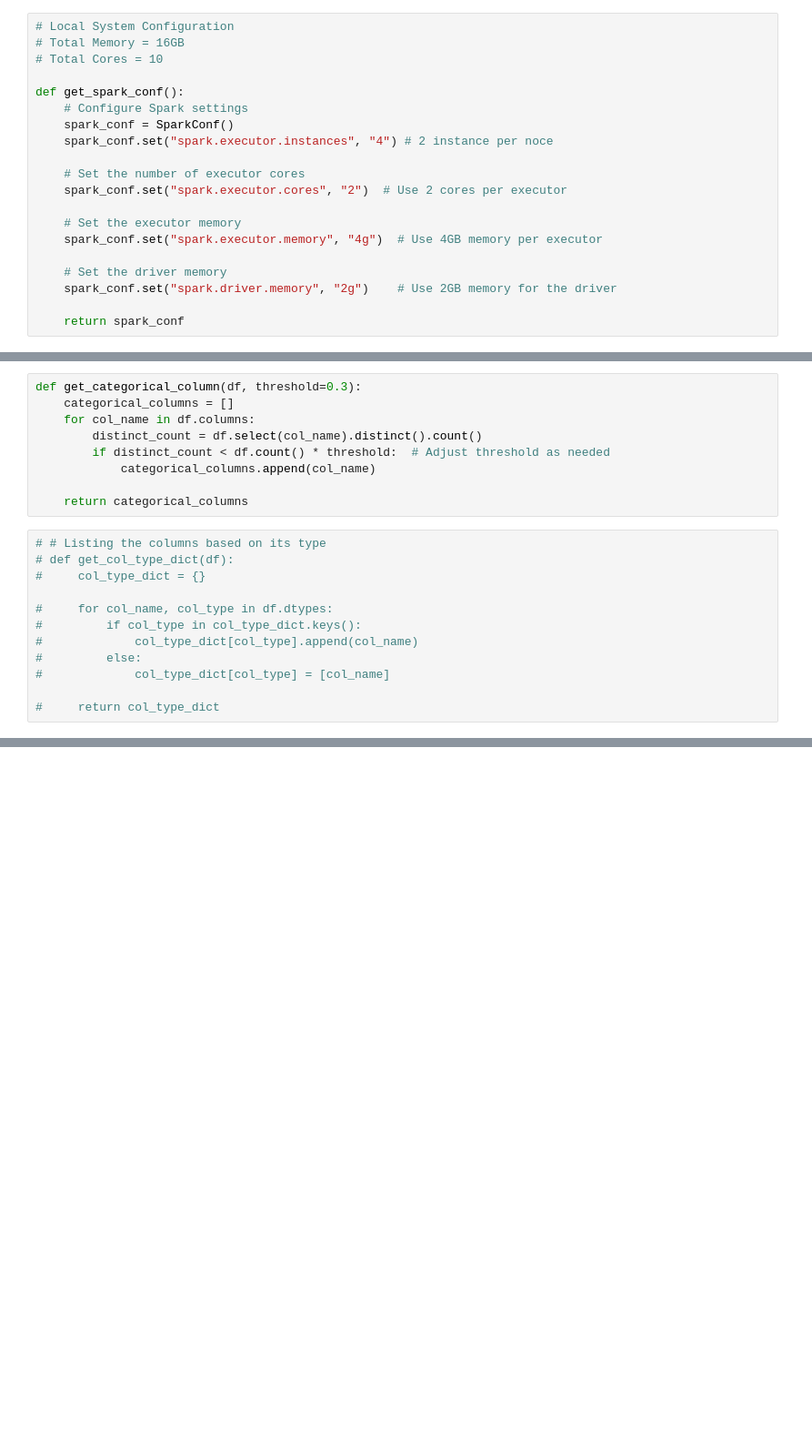
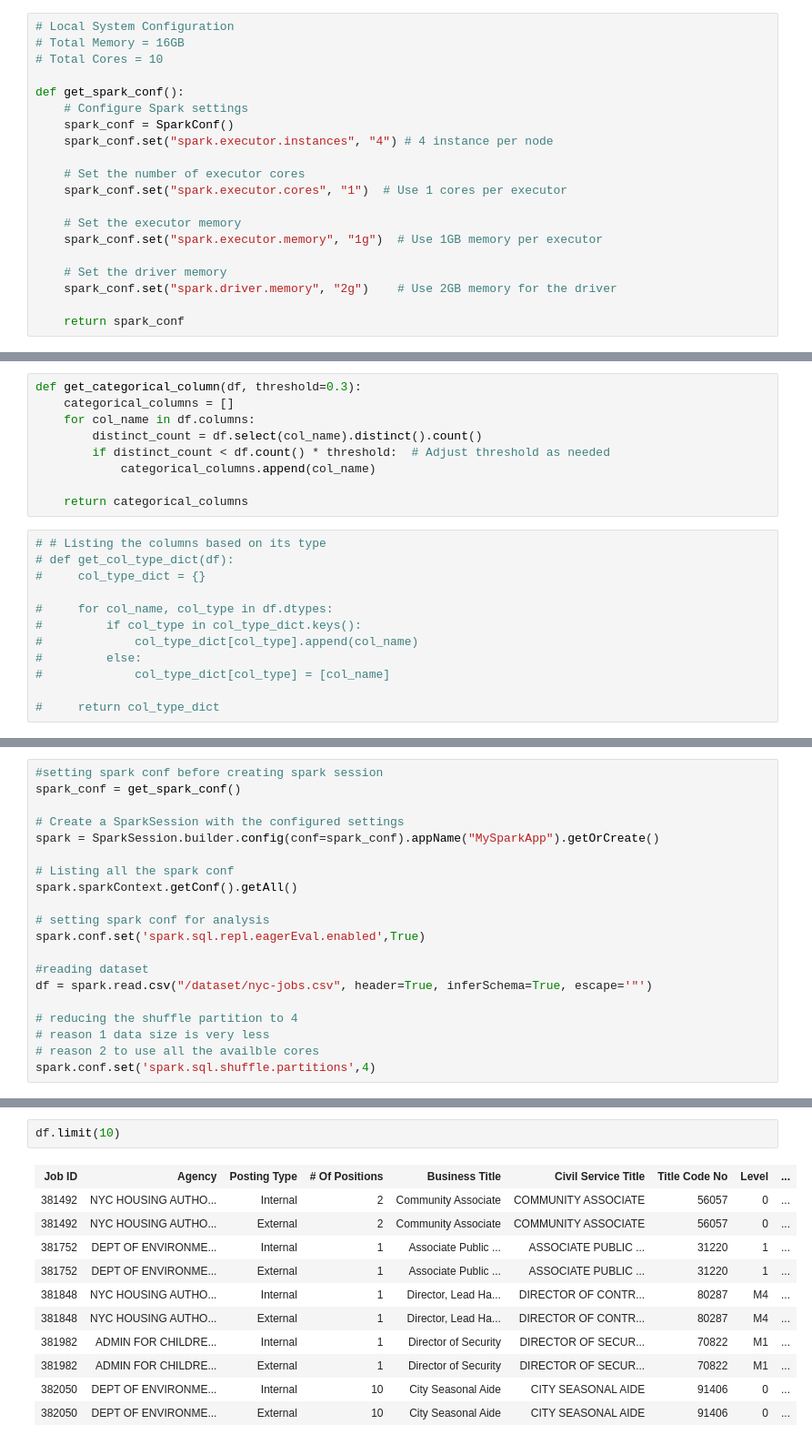
Before and after one commit to patirahardik/de_takehome1, a Jupyter notebook: jupyter/notebook/assesment_notebook.ipynb, the cells around one changed output, grey strips where cells are left out. Shown at 91% size. Drawn from its saved outputs; the diff is of its cells as text; blank space fills up the shorter version.

```diff
--- a/jupyter/notebook/assesment_notebook.ipynb
+++ b/jupyter/notebook/assesment_notebook.ipynb
@@ -21,13 +22,13 @@ import pyspark.sql.functions as f
 def get_spark_conf():
     # Configure Spark settings
     spark_conf = SparkConf()
-    spark_conf.set("spark.executor.instances", "4") # 2 instance per noce
+    spark_conf.set("spark.executor.instances", "4") # 4 instance per node
 
     # Set the number of executor cores
-    spark_conf.set("spark.executor.cores", "2")  # Use 2 cores per executor
+    spark_conf.set("spark.executor.cores", "1")  # Use 1 cores per executor
 
     # Set the executor memory
-    spark_conf.set("spark.executor.memory", "4g")  # Use 4GB memory per executor
+    spark_conf.set("spark.executor.memory", "1g")  # Use 1GB memory per executor
 
     # Set the driver memory
     spark_conf.set("spark.driver.memory", "2g")    # Use 2GB memory for the driver
@@ -161,0 +245,20 @@ Getting KPIs
+# %%
+#setting spark conf before creating spark session
+spark_conf = get_spark_conf()
+
+# Create a SparkSession with the configured settings
+spark = SparkSession.builder.config(conf=spark_conf).appName("MySparkApp").getOrCreate()
+
+# Listing all the spark conf
+spark.sparkContext.getConf().getAll()
+
+# setting spark conf for analysis
+spark.conf.set('spark.sql.repl.eagerEval.enabled',True)
+
+#reading dataset
+df = spark.read.csv("/dataset/nyc-jobs.csv", header=True, inferSchema=True, escape='"')
+
+# reducing the shuffle partition to 4
+# reason 1 data size is very less
+# reason 2 to use all the availble cores
+spark.conf.set('spark.sql.shuffle.partitions',4)
@@ -161,0 +285,14 @@ Getting KPIs
+# %%
+df.limit(10)
+# %% [output]
+| Job ID | Agency | Posting Type | # Of Positions | Business Title | Civil Service Title | Title Code No | Level | ... |
+| 381492 | NYC HOUSING AUTHO... | Internal | 2 | Community Associate | COMMUNITY ASSOCIATE | 56057 | 0 | ... |
+| 381492 | NYC HOUSING AUTHO... | External | 2 | Community Associate | COMMUNITY ASSOCIATE | 56057 | 0 | ... |
+| 381752 | DEPT OF ENVIRONME... | Internal | 1 | Associate Public ... | ASSOCIATE PUBLIC ... | 31220 | 1 | ... |
+| 381752 | DEPT OF ENVIRONME... | External | 1 | Associate Public ... | ASSOCIATE PUBLIC ... | 31220 | 1 | ... |
+| 381848 | NYC HOUSING AUTHO... | Internal | 1 | Director, Lead Ha... | DIRECTOR OF CONTR... | 80287 | M4 | ... |
+| 381848 | NYC HOUSING AUTHO... | External | 1 | Director, Lead Ha... | DIRECTOR OF CONTR... | 80287 | M4 | ... |
+| 381982 | ADMIN FOR CHILDRE... | Internal | 1 | Director of Security | DIRECTOR OF SECUR... | 70822 | M1 | ... |
+| 381982 | ADMIN FOR CHILDRE... | External | 1 | Director of Security | DIRECTOR OF SECUR... | 70822 | M1 | ... |
+| 382050 | DEPT OF ENVIRONME... | Internal | 10 | City Seasonal Aide | CITY SEASONAL AIDE | 91406 | 0 | ... |
+| 382050 | DEPT OF ENVIRONME... | External | 10 | City Seasonal Aide | CITY SEASONAL AIDE | 91406 | 0 | ... |
```
Also changed, not shown: parts of 7 cells of this notebook, 1 other file.
